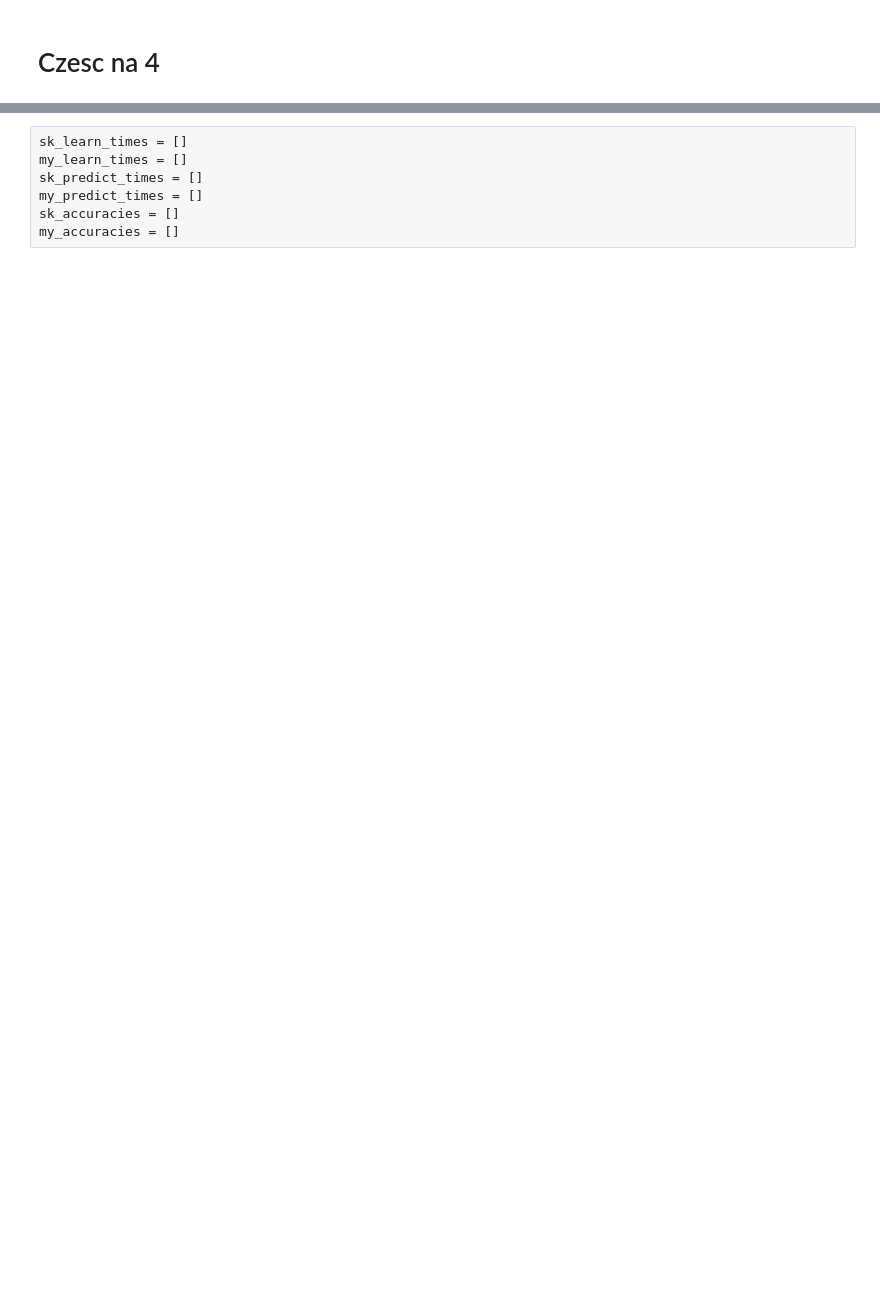
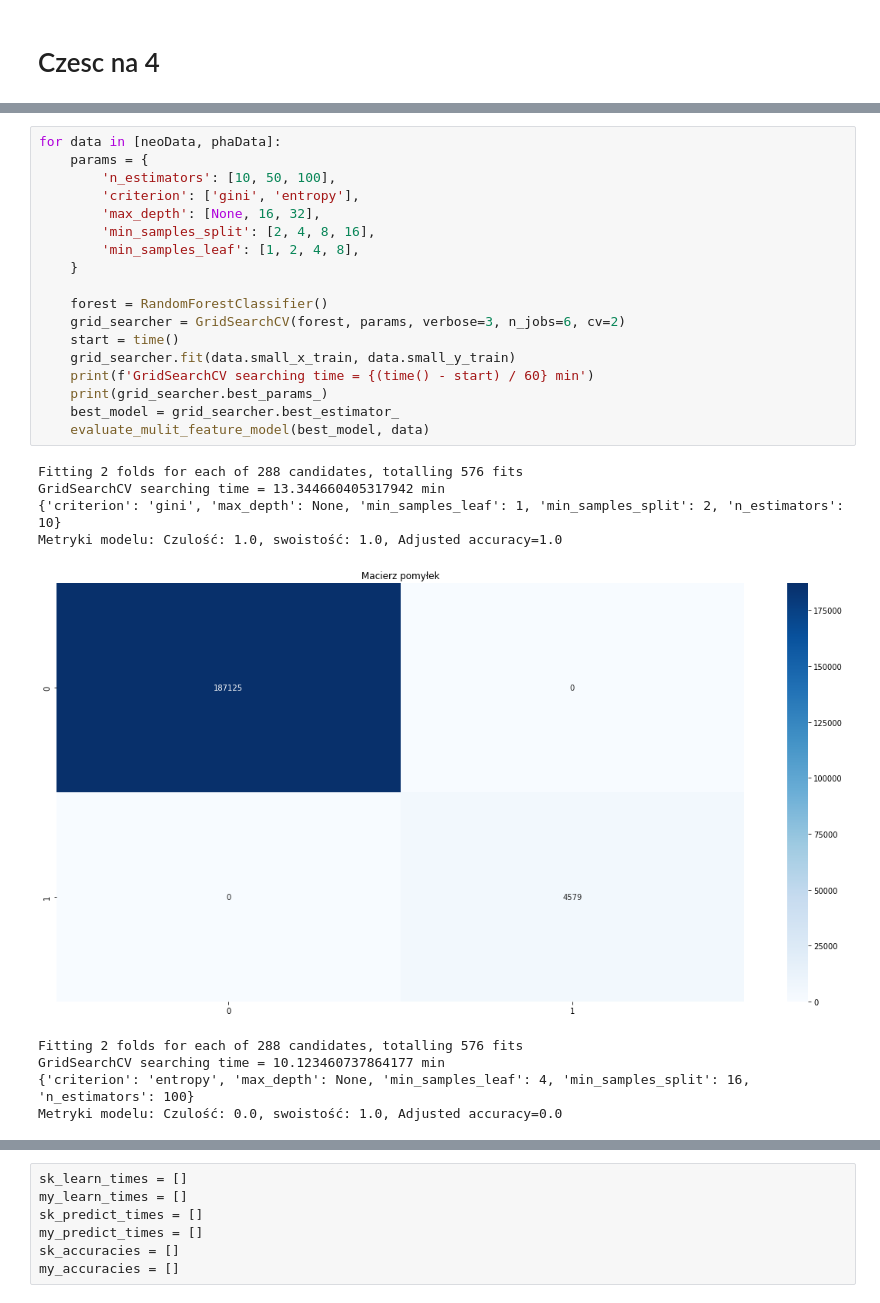
Before and after one commit to DonChaka/PUM, a Jupyter notebook: 6.LasLosowy/6.LasLosowy.ipynb, the cells around one changed output, grey strips where cells are left out. Saved outputs shown, nothing was run; the diff lists cells and outputs as text; blank space fills up the shorter version.

```diff
--- a/6.LasLosowy/6.LasLosowy.ipynb
+++ b/6.LasLosowy/6.LasLosowy.ipynb
@@ -494,0 +590,28 @@ evaluate_mulit_feature_model(best_model, htru_data)
+# %%
+for data in [neoData, phaData]:
+    params = {
+        'n_estimators': [10, 50, 100],
+        'criterion': ['gini', 'entropy'],
+        'max_depth': [None, 16, 32],
+        'min_samples_split': [2, 4, 8, 16],
+        'min_samples_leaf': [1, 2, 4, 8],
+    }
+
+    forest = RandomForestClassifier()
+    grid_searcher = GridSearchCV(forest, params, verbose=3, n_jobs=6, cv=2)
+    start = time()
+    grid_searcher.fit(data.small_x_train, data.small_y_train)
+    print(f'GridSearchCV searching time = {(time() - start) / 60} min')
+    print(grid_searcher.best_params_)
+    best_model = grid_searcher.best_estimator_
+    evaluate_mulit_feature_model(best_model, data)
+# %% [output]
+Fitting 2 folds for each of 288 candidates, totalling 576 fits
+GridSearchCV searching time = 13.344660405317942 min
+{'criterion': 'gini', 'max_depth': None, 'min_samples_leaf': 1, 'min_samples_split': 2, 'n_estimators': 10}
+Metryki modelu: Czulość: 1.0, swoistość: 1.0, Adjusted accuracy=1.0
+[figure, added]
+Fitting 2 folds for each of 288 candidates, totalling 576 fits
+GridSearchCV searching time = 10.123460737864177 min
+{'criterion': 'entropy', 'max_depth': None, 'min_samples_leaf': 4, 'min_samples_split': 16, 'n_estimators': 100}
+Metryki modelu: Czulość: 0.0, swoistość: 1.0, Adjusted accuracy=0.0
```
Also changed, not shown: parts of 49 cells of this notebook, 2 other files.
